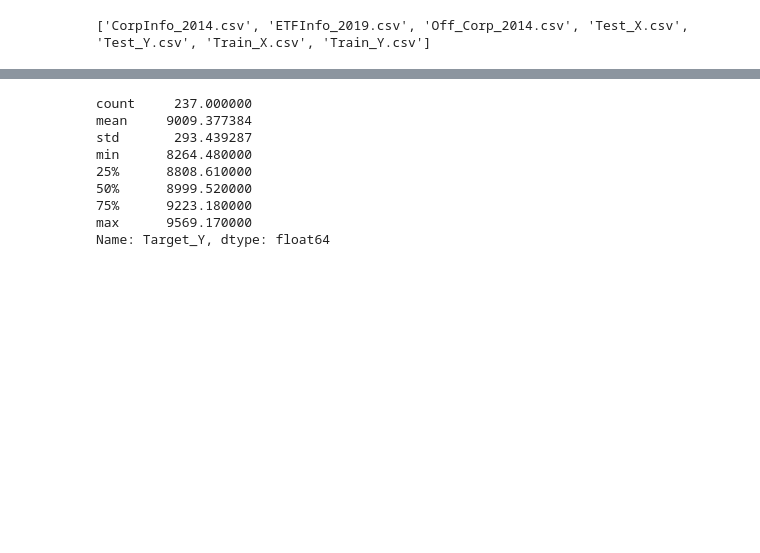
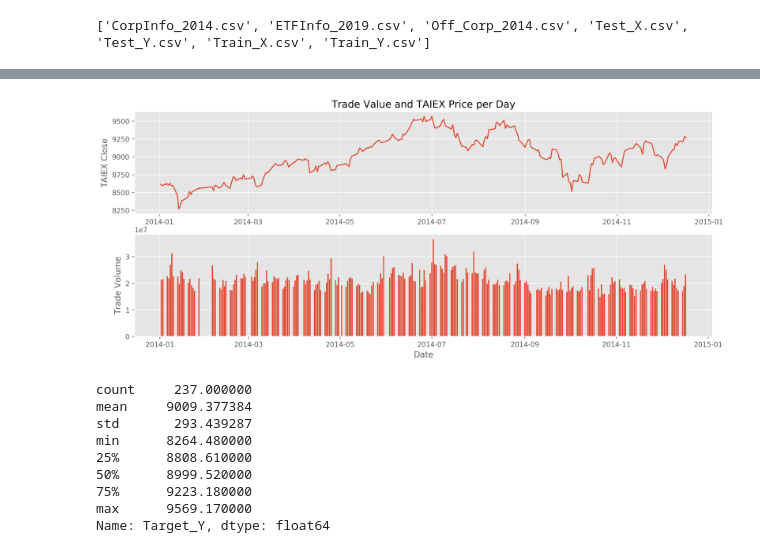
Before and after one commit to BridgeBaby/KaggleCompe, a Jupyter notebook: stock_prediction/stock_prediction.ipynb, the cells around one changed output, grey strips where cells are left out. Cells and saved outputs as stored; diff of their text form; code cells hidden in the pictures; blank space fills up the shorter version.

```diff
--- a/stock_prediction/stock_prediction.ipynb
+++ b/stock_prediction/stock_prediction.ipynb
@@ -133,3 +126,19 @@ all_data_X.describe()
+# %%
+trade_volume = train_X.groupby('date').agg(np.sum)['volume']
+
+fig, ax = plt.subplots(2, 1, figsize=(15, 6), dpi=240)
+ax[0].set_title('Trade Value and TAIEX Price per Day')
+plt.xlabel('Date')
+
+ax[0].set_ylabel('TAIEX Close')
+ax[0].plot(train_y.dateframe, train_y.Target_Y)
+
+ax[1].set_ylabel('Trade Volume')
+ax[1].bar(train_y.dateframe, trade_volume)
+
+plt.show()
+# %% [output]
+[figure, added]
 # %%
 train_y['Target_Y'].describe()
 # %% [output]
```
Also changed, not shown: parts of 27 cells of this notebook.
